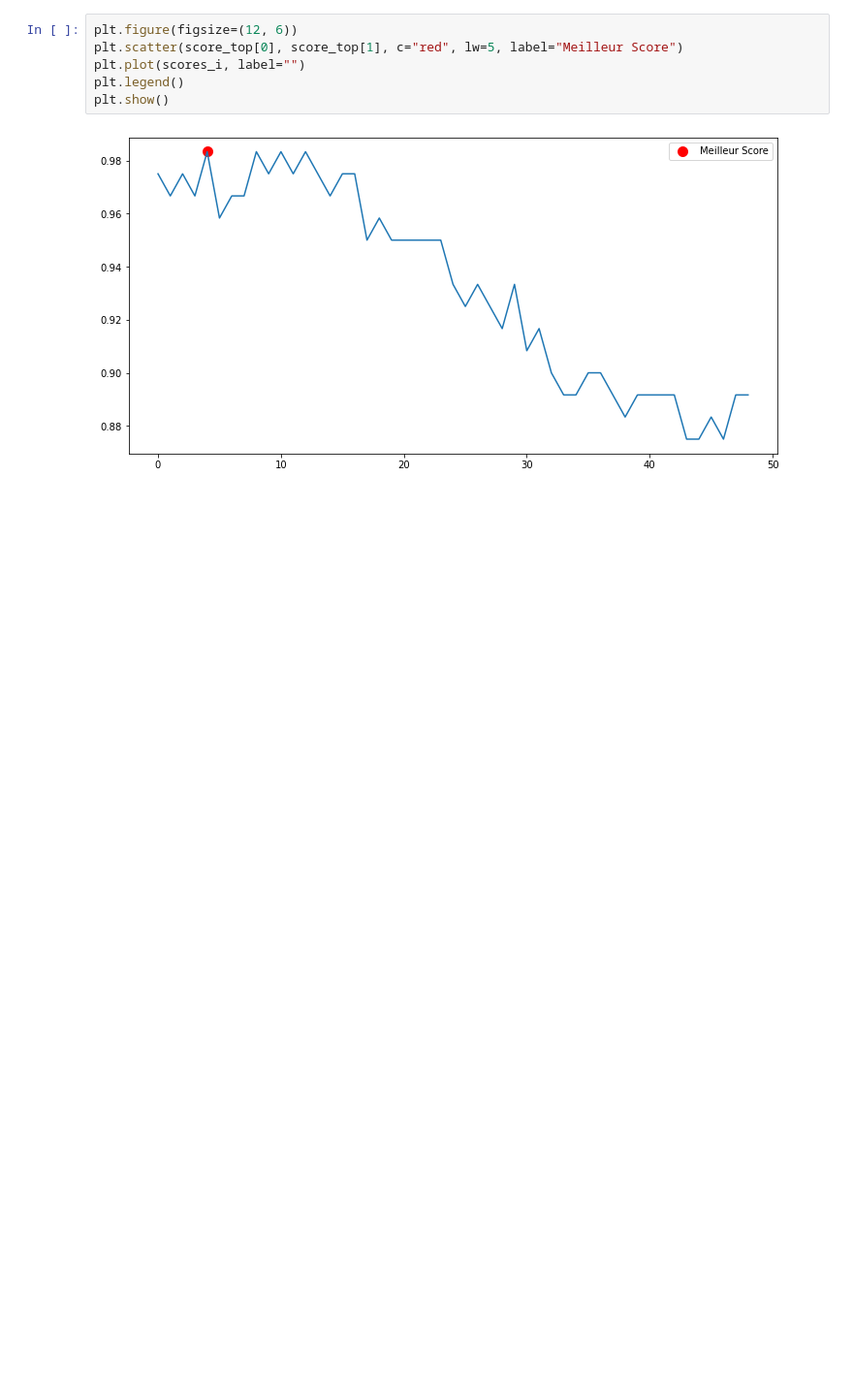
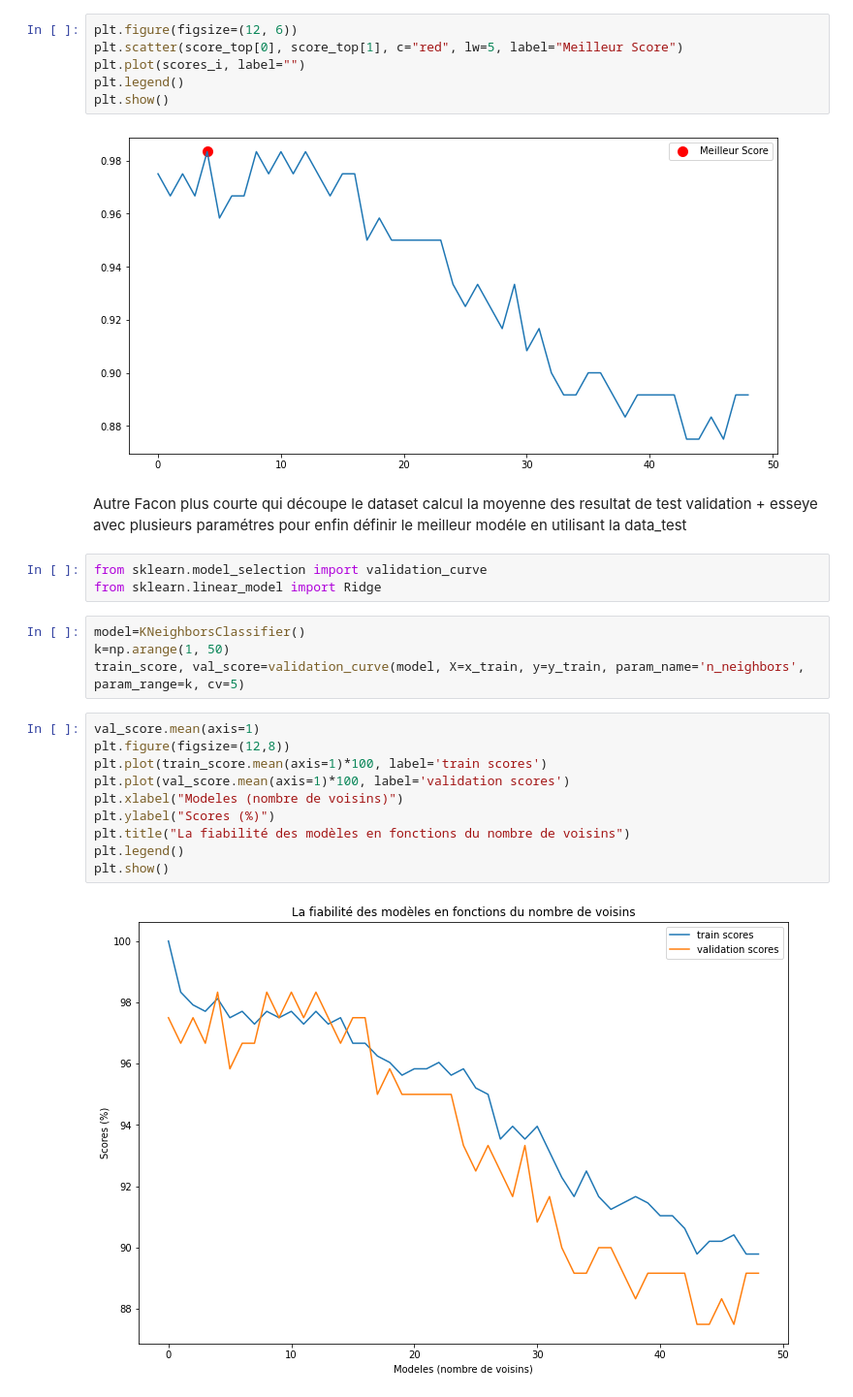
Before and after one commit to mohamed063197/Data-scientist, a Jupyter notebook: 06_ML_Apprentissage Supervisé.ipynb, the cells around one changed output. Shown at 97% size. Cells and saved outputs as stored; diff of their text form; blank space fills up the shorter version.

```diff
--- a/06_ML_Apprentissage Supervisé.ipynb
+++ b/06_ML_Apprentissage Supervisé.ipynb
@@ -232,3 +274,24 @@ plt.legend()
 plt.show()
 # %% [output]
 [figure]
+# %% [markdown]
+Autre Facon plus courte qui découpe le dataset calcul la moyenne des resultat de test validation + esseye avec plusieurs paramétres pour enfin définir le meilleur modéle en utilisant la data_test
+# %%
+from sklearn.model_selection import validation_curve
+from sklearn.linear_model import Ridge
+# %%
+model=KNeighborsClassifier()
+k=np.arange(1, 50)
+train_score, val_score=validation_curve(model, X=x_train, y=y_train, param_name='n_neighbors', param_range=k, cv=5)
+# %%
+val_score.mean(axis=1)
+plt.figure(figsize=(12,8))
+plt.plot(train_score.mean(axis=1)*100, label='train scores')
+plt.plot(val_score.mean(axis=1)*100, label='validation scores')
+plt.xlabel("Modeles (nombre de voisins)")
+plt.ylabel("Scores (%)")
+plt.title("La fiabilité des modèles en fonctions du nombre de voisins")
+plt.legend()
+plt.show()
+# %% [output]
+[figure, added]
```
Also changed, not shown: parts of 23 cells of this notebook, 3 other files.
